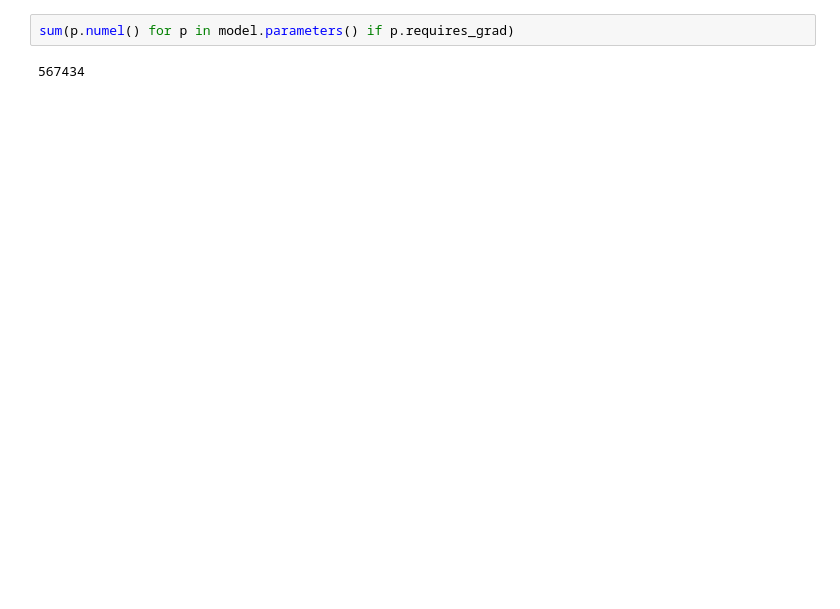
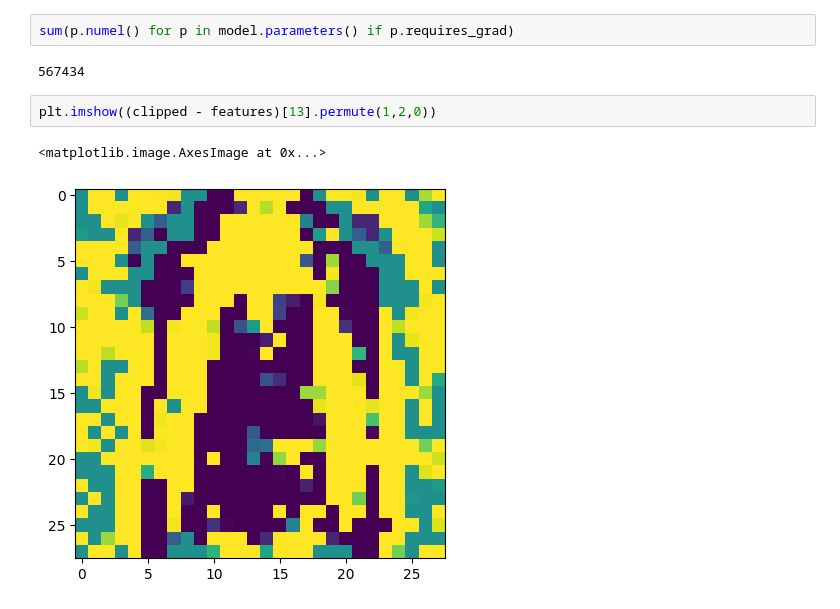
Before and after one commit to suessflorian/biological-neurons, a Jupyter notebook: Baseline Models/Testing Notebook.ipynb, the cells around one changed output. Cells and saved outputs as stored; diff of their text form; blank space fills up the shorter version.

```diff
--- a/Baseline Models/Testing Notebook.ipynb
+++ b/Baseline Models/Testing Notebook.ipynb
@@ -155,3 +153,8 @@ Adversarial: Ankle boot
 sum(p.numel() for p in model.parameters() if p.requires_grad)
 # %% [output]
 567434
+# %%
+plt.imshow((clipped - features)[13].permute(1,2,0))
+# %% [output]
+<matplotlib.image.AxesImage at 0x...>
+[figure, added]
```
Also changed, not shown: parts of 7 cells of this notebook.
